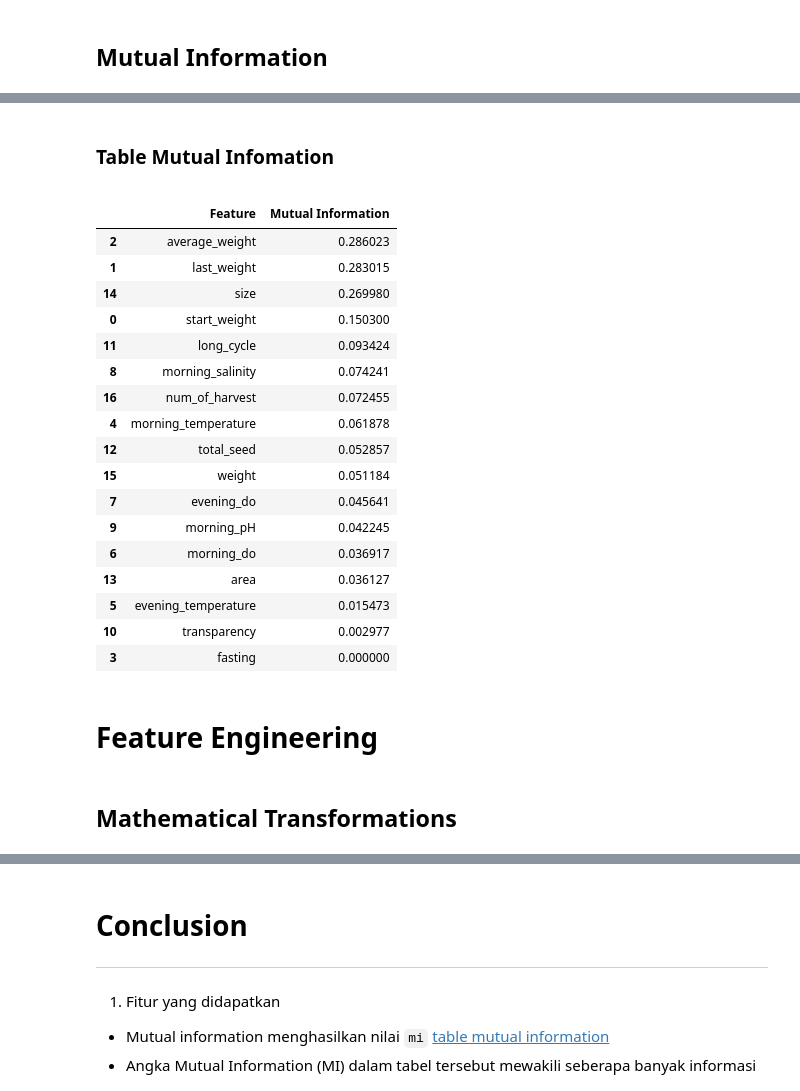
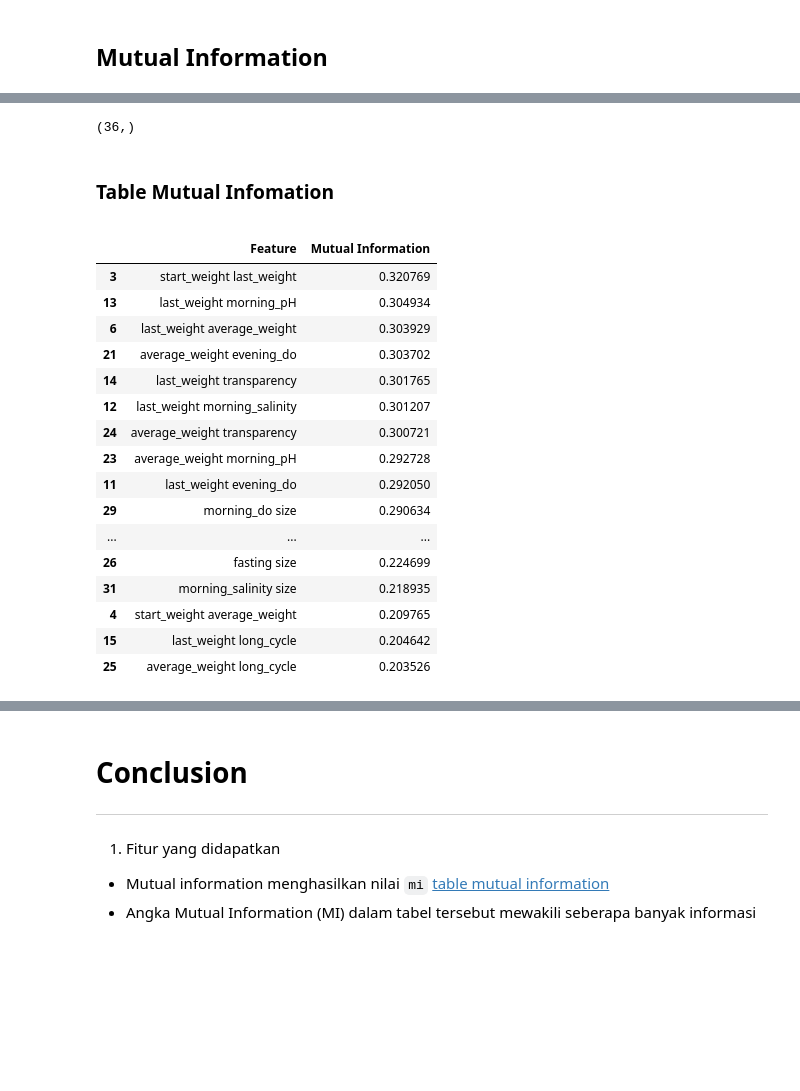
Before and after one commit to sugengdcahyo/shrimp-prediction, a Jupyter notebook: 02-Filter Based Feature Selection.ipynb, the cells around one changed output, grey strips where cells are left out. Cells and saved outputs as stored; diff of their text form; code cells hidden in the pictures; blank space fills up the shorter version.

```diff
--- a/02-Filter Based Feature Selection.ipynb
+++ b/02-Filter Based Feature Selection.ipynb
@@ -70,0 +106,6 @@ memory usage: 282.9 KB
+# %%
+X_poly = poly.fit_transform(X_df)
+# %%
+features_names = poly.get_feature_names_out(X_df.columns)
+# %%
+df_poly = pd.DataFrame(X_poly, columns=features_names)
@@ -107,31 +139,48 @@ dtype: float64
+# %%
+from sklearn.feature_selection import mutual_info_regression
+
+# Pisahkan fitur dan target
+X = df_poly.copy()
+y = y_df.copy()
+
+# Menghitung mutual information
+mi = mutual_info_regression(X, y)
+
+# Membuat Series dari hasil mutual information
+mi = pd.Series(mi, index=X.columns)
+
+# Memilih fitur dengan mutual information yang signifikan (misalnya, MI > 0.1)
+selected_features = mi[mi > 0.2]
+
+# Dataset dengan fitur yang terpilih
+X_selected = X[selected_features.index]
+# %%
+selected_features.shape
+# %% [output]
+(36,)
 # %% [markdown]
 ### Table Mutual Infomation
 <a name="tbl-mutual-information"></a>
 # %%
-mi_score_style = pd.DataFrame({'Feature': X.columns, 'Mutual Information': mi})
+mi_score_style = pd.DataFrame({'Feature': selected_features.index, 'Mutual Information': selected_features.values})
 mi_score_style = mi_score_style.sort_values(by='Mutual Information', ascending=False)
 
 mi_score_style.style.background_gradient(low=0.7, high=1.0,cmap='YlOrRd')
 # %% [output]
 |  | Feature | Mutual Information |
-| 2 | average_weight | 0.286023 |
-| 1 | last_weight | 0.283015 |
-| 14 | size | 0.269980 |
-| 0 | start_weight | 0.150300 |
-| 11 | long_cycle | 0.093424 |
-| 8 | morning_salinity | 0.074241 |
-| 16 | num_of_harvest | 0.072455 |
-| 4 | morning_temperature | 0.061878 |
-| 12 | total_seed | 0.052857 |
-| 15 | weight | 0.051184 |
-| 7 | evening_do | 0.045641 |
-| 9 | morning_pH | 0.042245 |
-| 6 | morning_do | 0.036917 |
-| 13 | area | 0.036127 |
-| 5 | evening_temperature | 0.015473 |
-| 10 | transparency | 0.002977 |
-| 3 | fasting | 0.000000 |
+| 3 | start_weight last_weight | 0.320769 |
+| 13 | last_weight morning_pH | 0.304934 |
+| 6 | last_weight average_weight | 0.303929 |
+| 21 | average_weight evening_do | 0.303702 |
+| 14 | last_weight transparency | 0.301765 |
+| 12 | last_weight morning_salinity | 0.301207 |
+| 24 | average_weight transparency | 0.300721 |
+| 23 | average_weight morning_pH | 0.292728 |
+| 11 | last_weight evening_do | 0.292050 |
+| 29 | morning_do size | 0.290634 |
+| ... | ... | ... |
+| 26 | fasting size | 0.224699 |
+| 31 | morning_salinity size | 0.218935 |
+| 4 | start_weight average_weight | 0.209765 |
+| 15 | last_weight long_cycle | 0.204642 |
+| 25 | average_weight long_cycle | 0.203526 |
-# %% [markdown]
-# Feature Engineering
-# %% [markdown]
-## Mathematical Transformations
```
Also changed, not shown: parts of 37 cells of this notebook, 6 other files.
